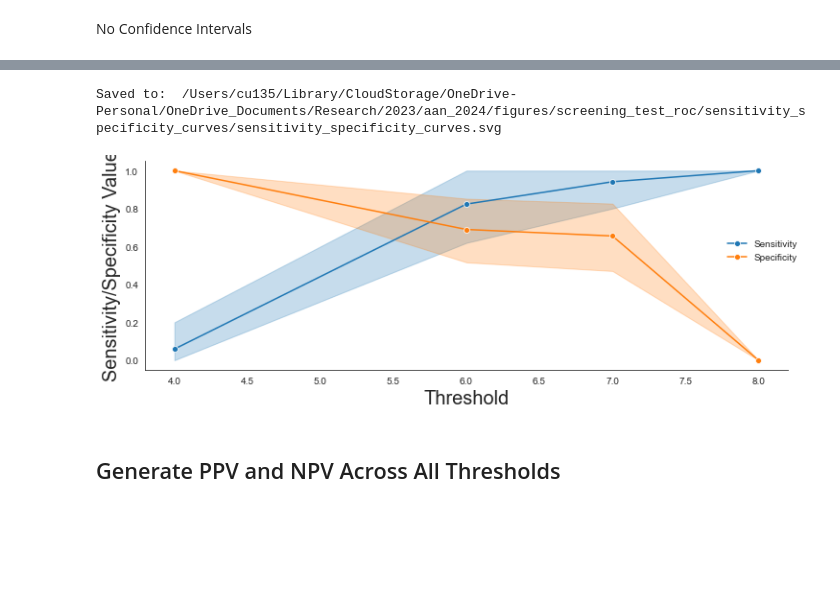
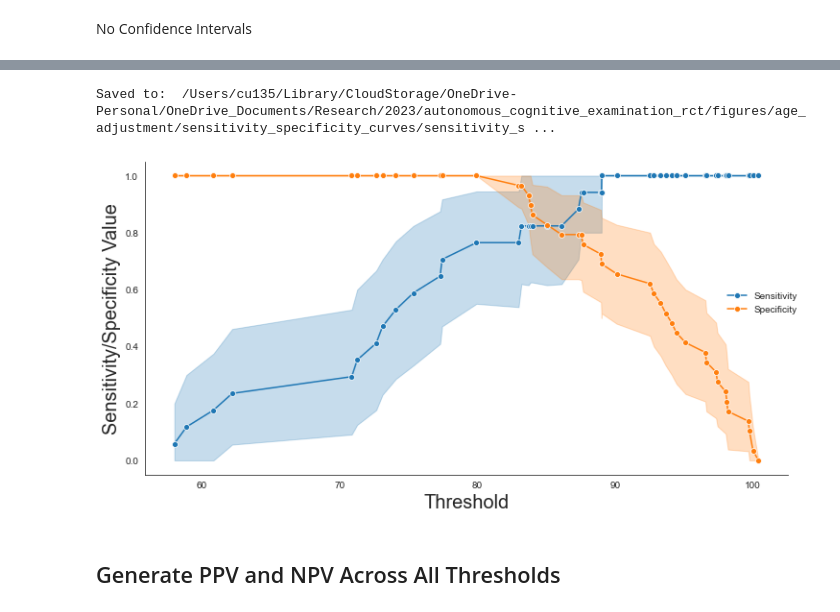
Before and after one commit to Calvinwhow/Research, a Jupyter notebook: nimlab/calvin_utils/notebooks/statistical_notebooks/generic_spreadsheet_functions.ipynb, the cells around one changed output, grey strips where cells are left out. Cells and saved outputs as stored; diff of their text form; code cells hidden in the pictures; blank space fills up the shorter version.

```diff
--- a/nimlab/calvin_utils/notebooks/statistical_notebooks/generic_spreadsheet_functions.ipynb
+++ b/nimlab/calvin_utils/notebooks/statistical_notebooks/generic_spreadsheet_functions.ipynb
@@ -280,0 +409,23 @@ display(data_df[(data_df['Cognitive_Status_Code'] == 0) & (data_df['Convolutiona
+# %%
+group1_col_name = 1
+group2_col_name = 2
+x_label = 'Randomization Group'
+y_label = 'ACE-3 Score'
+test_type = 'Mann-Whitney'
+# %%
+import os
+import seaborn as sns
+from calvin_utils.statistical_utils.distribution_statistics import plot_with_annotation
+plt = plot_with_annotation(dataframe=pdf,
+                           col1=group1_col_name,
+                           col2=group2_col_name,
+                           xlabel=x_label,
+                           ylabel=y_label,
+                           test_type=test_type,
+                           colours=sns.set_palette('tab10')
+)
+
+os.makedirs(os.path.join(out_dir, 'distribution_figures/validation'), exist_ok=True)
+plt.savefig(os.path.join(out_dir, f'distribution_figures/validation/{x_label}_{test_type}_{y_label}.png'))
+plt.savefig(os.path.join(out_dir, f'distribution_figures/validation/{x_label}_{test_type}_{y_label}.svg'))
+print('Figure saved to: ', (os.path.join(out_dir, f'distribution_figures/validation/{x_label}_{test_type}_{y_label}')))
@@ -292,17 +604,0 @@ test_type = 't-test_ind'
-# %%
-import os
-import seaborn as sns
-from calvin_utils.statistical_utils.distribution_statistics import plot_with_annotation
-plt = plot_with_annotation(dataframe=new_df,
-                           col1=group1_col_name,
-                           col2=group2_col_name,
-                           xlabel=x_label,
-                           ylabel=y_label,
-                           test_type=test_type,
-                           colours=sns.set_palette(['red', 'blue'])
-)
-
-os.makedirs(os.path.join(out_dir, 'distribution_figures/validation'), exist_ok=True)
-plt.savefig(os.path.join(out_dir, f'distribution_figures/validation/{x_label}_{test_type}_{y_label}.png'))
-plt.savefig(os.path.join(out_dir, f'distribution_figures/validation/{x_label}_{test_type}_{y_label}.svg'))
-print('Figure saved to: ', (os.path.join(out_dir, f'distribution_figures/validation/{x_label}_{test_type}_{y_label}')))
@@ -1074,6 +1100,6 @@ Index(['Name', 'Measurement', 'Cohort', 'Randomization_Group', 'Age',
       dtype='object')
 # %%
-independent_var_column = 'Convolutional_Neural_Network'
+independent_var_column = 'Adjusted_Total'
 dependent_var_column = 'Cognitive_Status_Code'
 positive_outcome = 0
 negative_outcome = 1
@@ -1712,36 +1753,36 @@ import os
 import matplotlib.pyplot as plt
 import seaborn as sns
 
 # Merge the two dataframes on the 'Threshold' column
 df_threshold_metrics = df_threshold_metrics.merge(confidence_interval_df, how='inner', left_on='Threshold', right_on='threshold')
 
 # Plot sensitivity and specificity as functions of threshold
-plt.figure(figsize=(12, 4))
+plt.figure(figsize=(12, 6))
 
 # Sensitivity
 sns.lineplot(x="Threshold", y="Sensitivity", data=df_threshold_metrics, marker='o', color="#1f77b4", label="Sensitivity")
 plt.fill_between(df_threshold_metrics['Threshold'], df_threshold_metrics['lower_sensitivity_bound'], df_threshold_metrics['upper_sensitivity_bound'], color='#1f77b4', alpha=0.25)
 
 # Specificity
 sns.lineplot(x="Threshold", y="Specificity", data=df_threshold_metrics, marker='o', color="#ff7f0e", label="Specificity")
 plt.fill_between(df_threshold_metrics['Threshold'], df_threshold_metrics['lower_specificity_bound'], df_threshold_metrics['upper_specificity_bound'], color='#ff7f0e', alpha=0.25)
 
 # Labels
 plt.ylabel('Sensitivity/Specificity Value', fontsize=20)
 plt.xlabel('Threshold', fontsize=20)
 plt.legend(loc=(0.9, 0.5), frameon=False)
 
 sns.despine()
 
 if not os.path.exists(out_dir + '/sensitivity_specificity_curves'):
     os.makedirs(out_dir + '/sensitivity_specificity_curves')
 plt.savefig(out_dir + f'/sensitivity_specificity_curves/sensitivity_specificity_curves.png')
 plt.savefig(out_dir + f'/sensitivity_specificity_curves/sensitivity_specificity_curves.svg')
 df_threshold_metrics.to_csv(out_dir + f'/sensitivity_specificity_curves/sensitivity_specificity_curves_values.csv')
 print('Saved to: ', out_dir + f'/sensitivity_specificity_curves/sensitivity_specificity_curves.svg')
 # %% [output]
-Saved to:  /Users/cu135/Library/CloudStorage/OneDrive-Personal/OneDrive_Documents/Research/2023/aan_2024/figures/screening_test_roc/sensitivity_specificity_curves/sensitivity_specificity_curves.svg
+Saved to:  /Users/cu135/Library/CloudStorage/OneDrive-Personal/OneDrive_Documents/Research/2023/autonomous_cognitive_examination_rct/figures/age_adjustment/sensitivity_specificity_curves/sensitivity_s ...
-[figure, old version]
+[figure, new version]
 # %% [markdown]
 ## Generate PPV and NPV Across All Thresholds
 # %%
```
Also changed, not shown: parts of 67 cells of this notebook, 25 other files.
